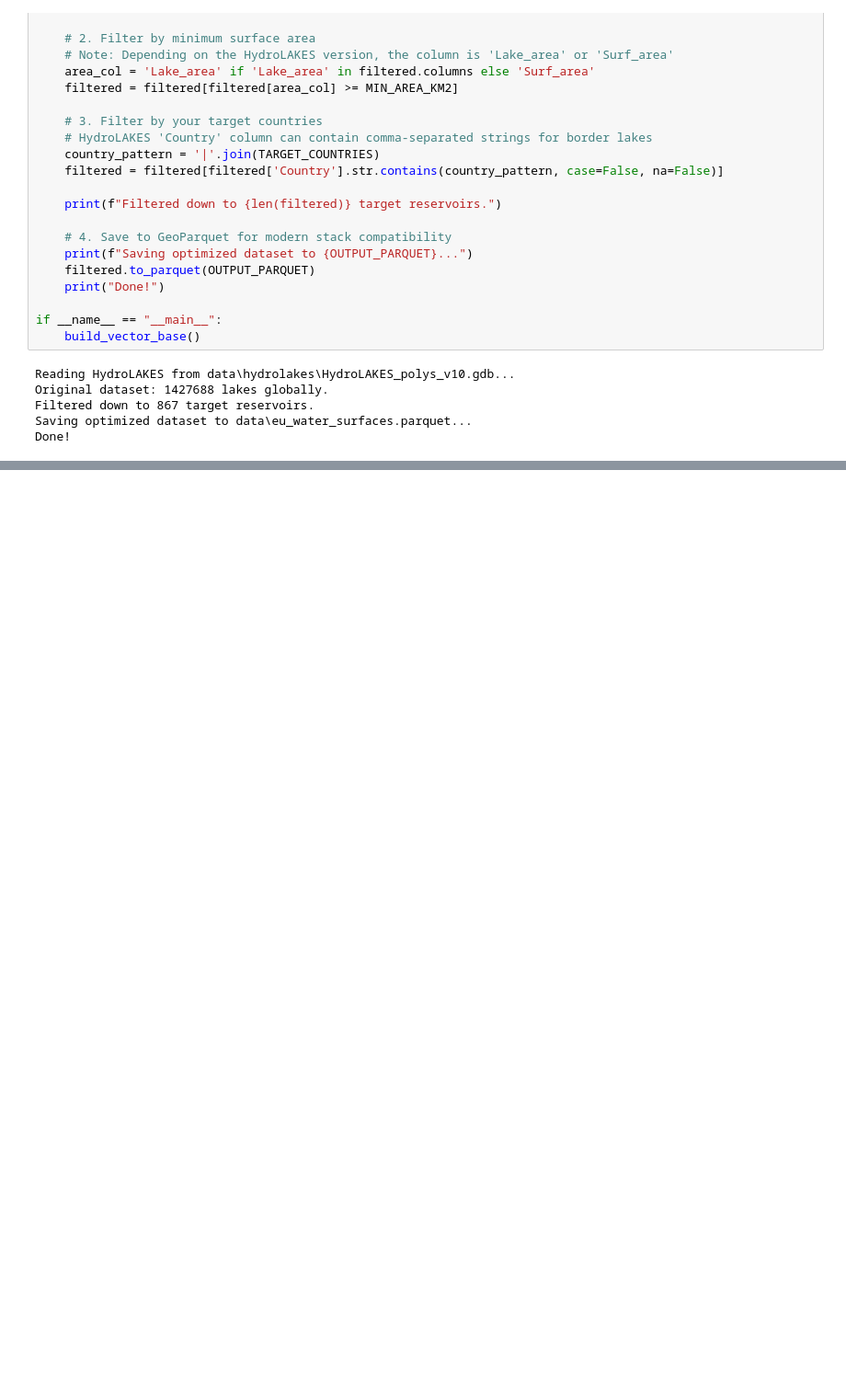
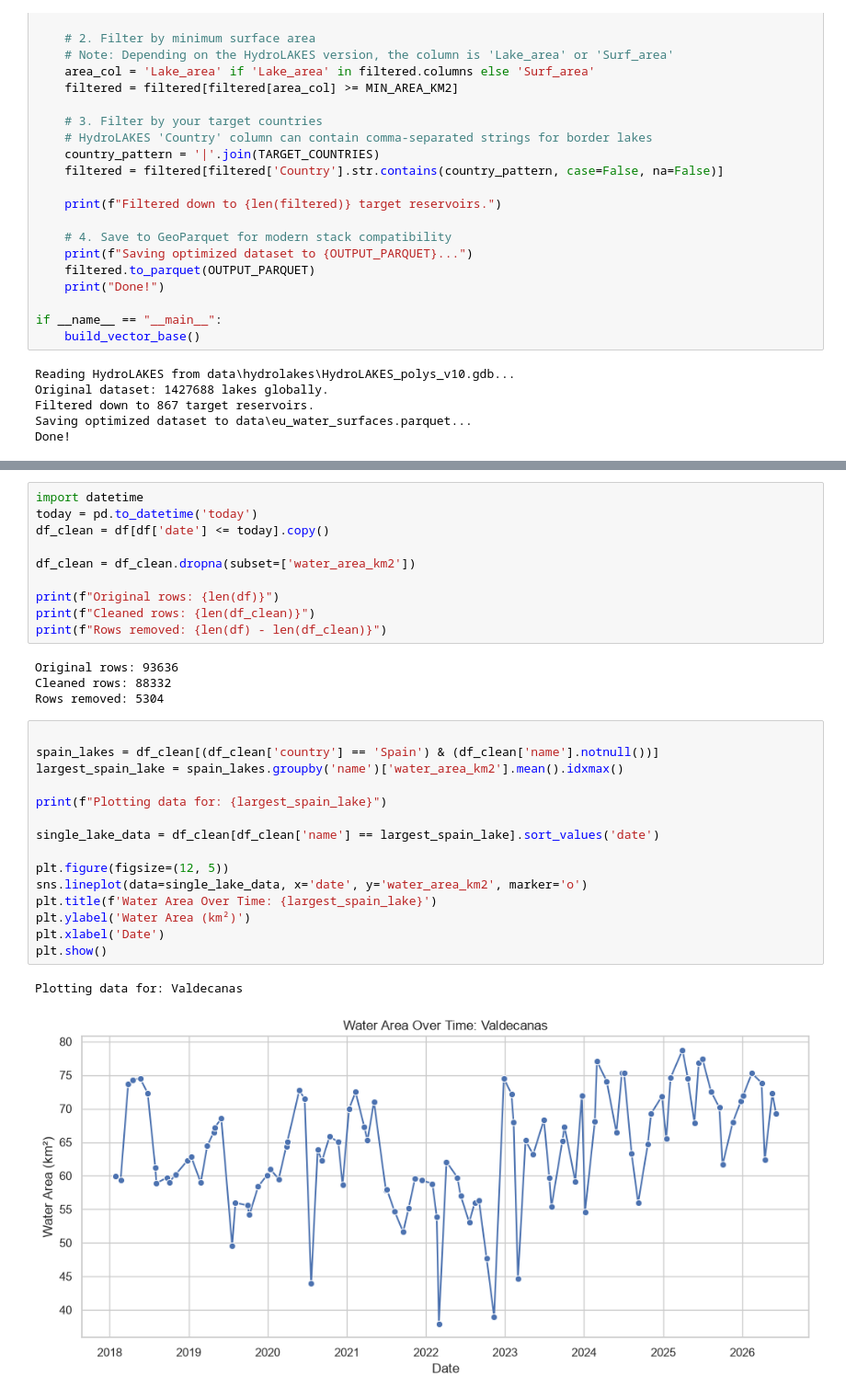
Before and after one commit to tomas-michalik11/water_surfaces, a Jupyter notebook: notebook.ipynb, the cells around one changed output, grey strips where cells are left out. Shown at 92% size. Drawn from its saved outputs; the diff is of its cells as text; blank space fills up the shorter version.

```diff
--- a/notebook.ipynb
+++ b/notebook.ipynb
@@ -297,0 +421,32 @@ Done!
+# %%
+import datetime
+today = pd.to_datetime('today')
+df_clean = df[df['date'] <= today].copy()
+
+df_clean = df_clean.dropna(subset=['water_area_km2'])
+
+print(f"Original rows: {len(df)}")
+print(f"Cleaned rows: {len(df_clean)}")
+print(f"Rows removed: {len(df) - len(df_clean)}")
+# %% [output]
+Original rows: 93636
+Cleaned rows: 88332
+Rows removed: 5304
+# %%
+
+spain_lakes = df_clean[(df_clean['country'] == 'Spain') & (df_clean['name'].notnull())]
+largest_spain_lake = spain_lakes.groupby('name')['water_area_km2'].mean().idxmax()
+
+print(f"Plotting data for: {largest_spain_lake}")
+
+single_lake_data = df_clean[df_clean['name'] == largest_spain_lake].sort_values('date')
+
+plt.figure(figsize=(12, 5))
+sns.lineplot(data=single_lake_data, x='date', y='water_area_km2', marker='o')
+plt.title(f'Water Area Over Time: {largest_spain_lake}')
+plt.ylabel('Water Area (km²)')
+plt.xlabel('Date')
+plt.show()
+# %% [output]
+Plotting data for: Valdecanas
+[figure, added]
```
Also changed, not shown: parts of 13 cells of this notebook, 5 other files.
